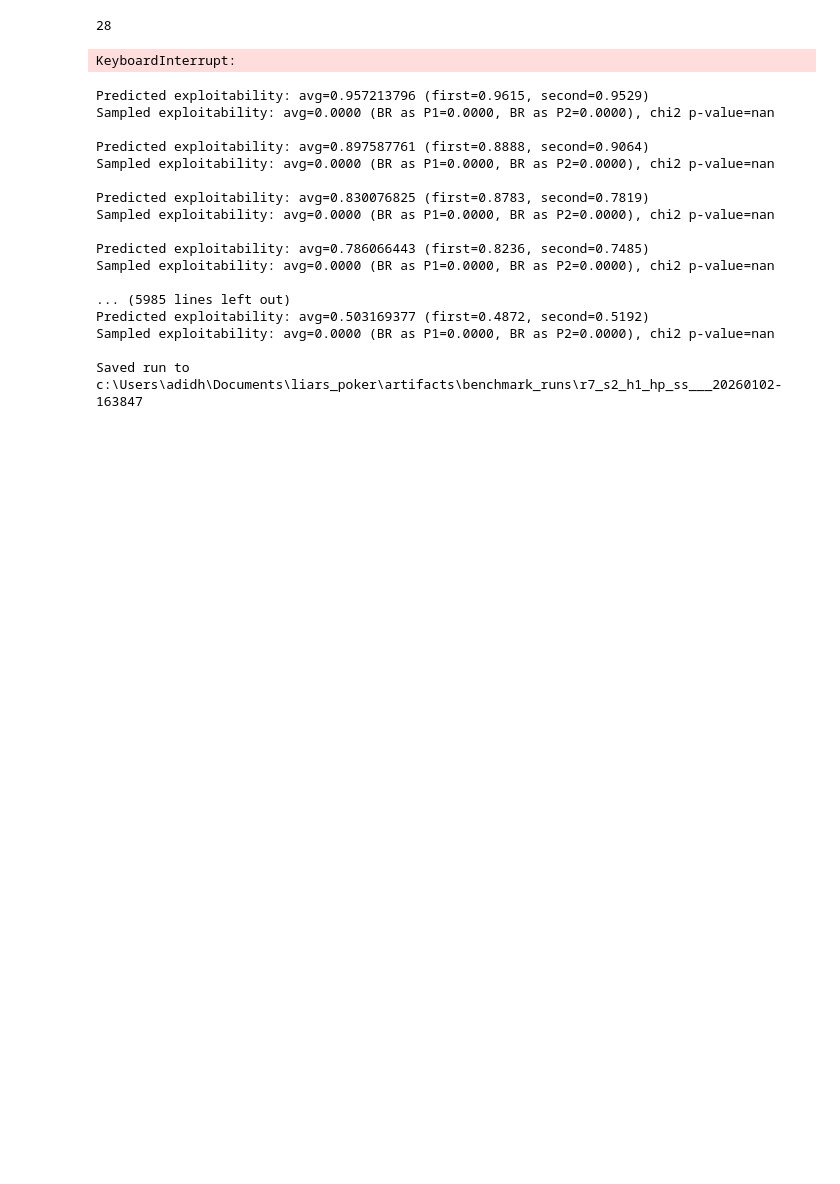
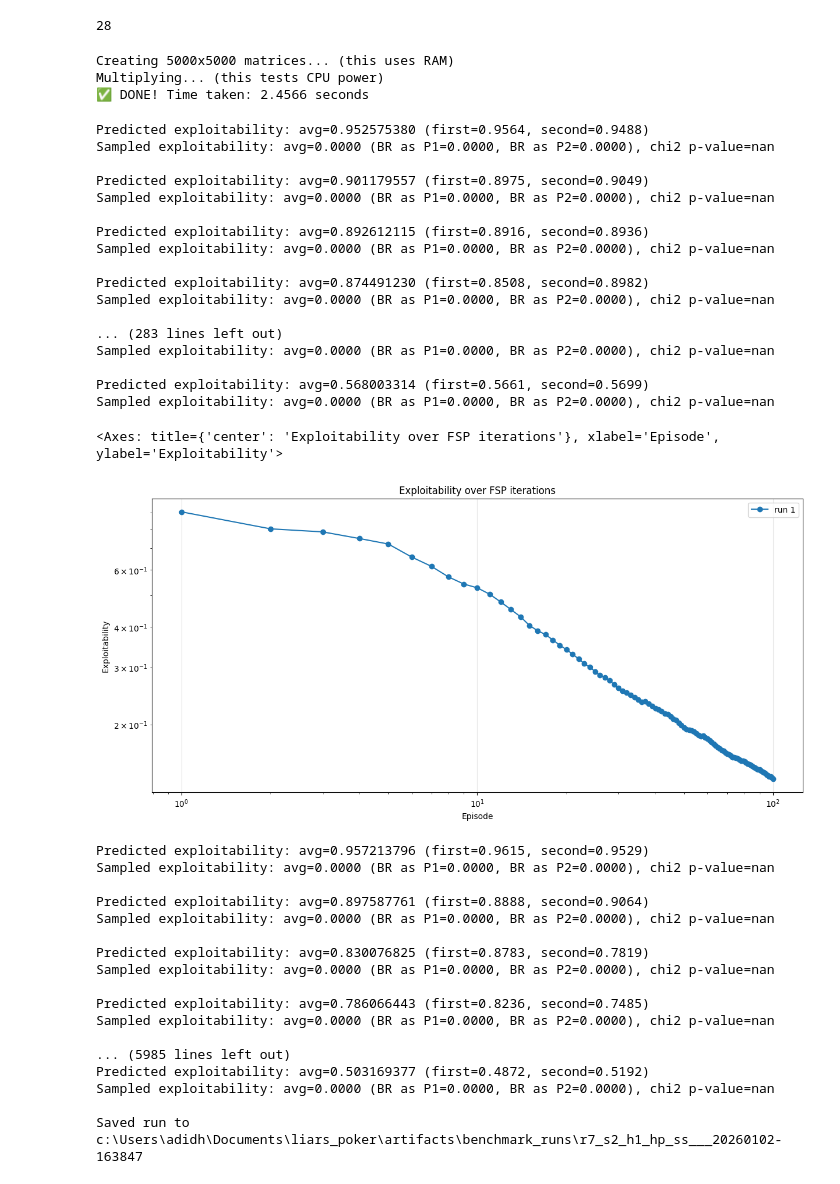
Before and after one commit to ImAdityaGupta/liars_poker, a Jupyter notebook: notebooks/dec_2025/benchmark_small_spec_policies.ipynb, the cells around one changed output. Drawn from its saved outputs; the diff is of its cells as text; code cells hidden in the pictures; blank space fills up the shorter version.

```diff
--- a/notebooks/dec_2025/benchmark_small_spec_policies.ipynb
+++ b/notebooks/dec_2025/benchmark_small_spec_policies.ipynb
@@ -89,24 +89,65 @@ all_specs = [
 len(all_specs)
 # %% [output]
 28
+# %%
+import numpy as np
+import time
+
+# Adjust N if it's too fast/slow (2000 is usually a good test)
+N = 5000
+print(f"Creating {N}x{N} matrices... (this uses RAM)")
+A = np.random.rand(N, N)
+B = np.random.rand(N, N)
+
+print("Multiplying... (this tests CPU power)")
+start = time.time()
+C = np.dot(A, B)
+end = time.time()
+
+print(f"✅ DONE! Time taken: {end - start:.4f} seconds")
+# Lower is better.
+# < 2s = Beast (Threadripper/EPYC)
+# 5-10s = Decent (Modern Laptop/Consumer Desktop)
+# > 15s = Slow (Old Xeon/Budget Laptop)
+# %% [output]
+Creating 5000x5000 matrices... (this uses RAM)
+Multiplying... (this tests CPU power)
+✅ DONE! Time taken: 2.4566 seconds
 # %%
-# Will take a while lol
+# Will take 11h to finish.
 
 from datetime import datetime
 
 time_right_now_string = datetime.now().strftime("%Y%m%d-%H%M%S")
 spec = all_specs[19]
 
-pol, info = dense_fsp_loop(spec=spec, episodes=25, episodes_test=0)
+pol, info = dense_fsp_loop(spec=spec, episodes=100, episodes_test=0)
 plot_exploitability_series(info)
 
-info['exploitability_series'][99]
 
 # short_form = spec.to_short_str() + '___'
 # short_form += time_right_now_string
 # save_fsp_run(run_id=short_form, policy=pol, info=info, spec=spec)
 # %% [output]
-KeyboardInterrupt:
+Predicted exploitability: avg=0.952575380 (first=0.9564, second=0.9488)
+Sampled exploitability: avg=0.0000 (BR as P1=0.0000, BR as P2=0.0000), chi2 p-value=nan
+
+Predicted exploitability: avg=0.901179557 (first=0.8975, second=0.9049)
+Sampled exploitability: avg=0.0000 (BR as P1=0.0000, BR as P2=0.0000), chi2 p-value=nan
+
+Predicted exploitability: avg=0.892612115 (first=0.8916, second=0.8936)
+Sampled exploitability: avg=0.0000 (BR as P1=0.0000, BR as P2=0.0000), chi2 p-value=nan
+
+Predicted exploitability: avg=0.874491230 (first=0.8508, second=0.8982)
+Sampled exploitability: avg=0.0000 (BR as P1=0.0000, BR as P2=0.0000), chi2 p-value=nan
+
+... (283 lines left out)
+Sampled exploitability: avg=0.0000 (BR as P1=0.0000, BR as P2=0.0000), chi2 p-value=nan
+
+Predicted exploitability: avg=0.568003314 (first=0.5661, second=0.5699)
+Sampled exploitability: avg=0.0000 (BR as P1=0.0000, BR as P2=0.0000), chi2 p-value=nan
+<Axes: title={'center': 'Exploitability over FSP iterations'}, xlabel='Episode', ylabel='Exploitability'>
+[figure, added]
 # %%
 # ready
 
```
Also changed, not shown: 3 other files.
